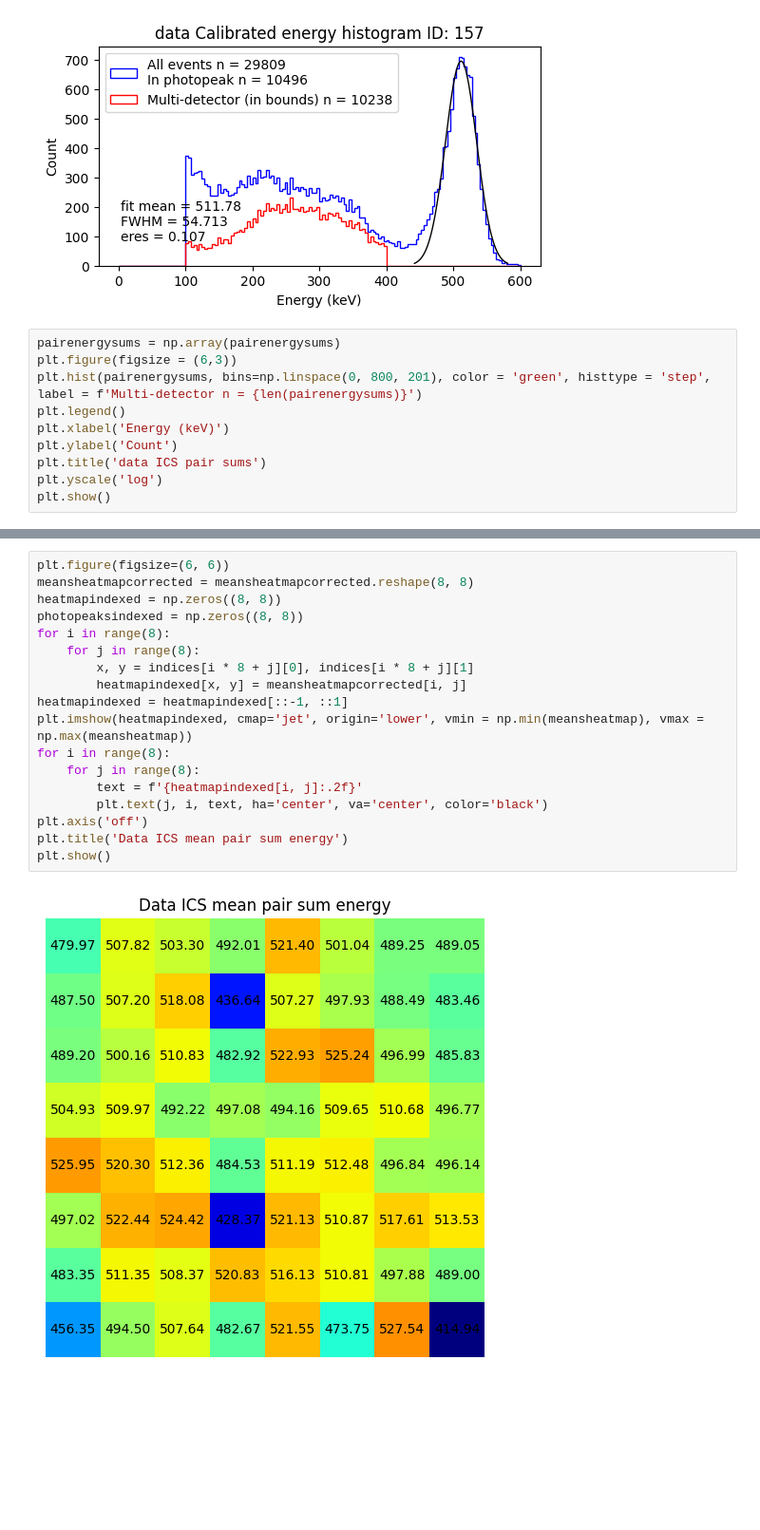
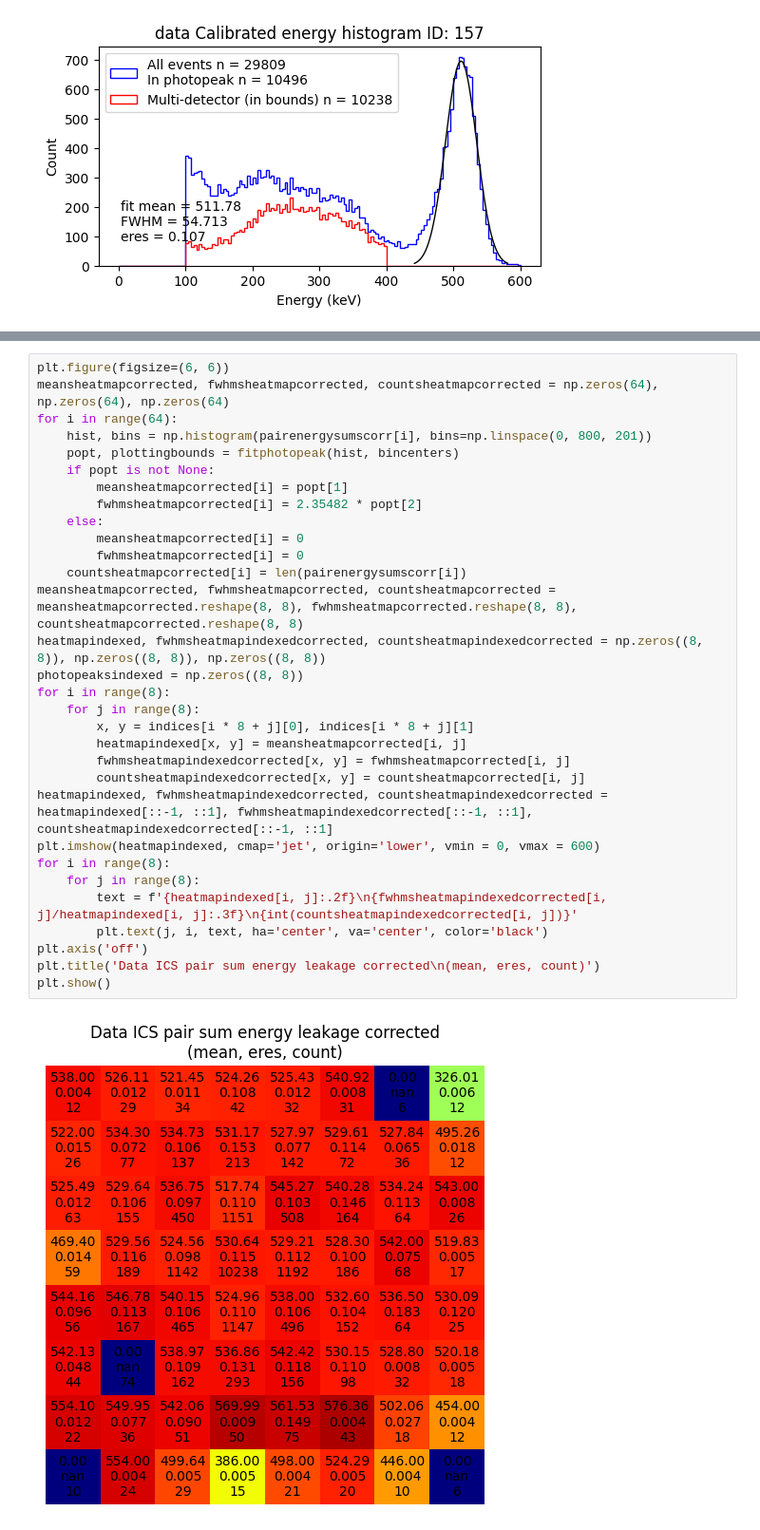
Before and after one commit to chenkale/TPPTComptonReconstruction, a Jupyter notebook: singlesanalysis.ipynb, the cells around one changed output, grey strips where cells are left out. Shown at 95% size. Saved outputs shown, nothing was run; the diff lists cells and outputs as text; blank space fills up the shorter version.

```diff
--- a/singlesanalysis.ipynb
+++ b/singlesanalysis.ipynb
@@ -498,13 +502,3 @@ plt.show()
 # %% [output]
 10496
 [figure]
-# %%
-pairenergysums = np.array(pairenergysums)
-plt.figure(figsize = (6,3))
-plt.hist(pairenergysums, bins=np.linspace(0, 800, 201), color = 'green', histtype = 'step', label = f'Multi-detector n = {len(pairenergysums)}')
-plt.legend()
-plt.xlabel('Energy (keV)')
-plt.ylabel('Count')
-plt.title('data ICS pair sums')
-plt.yscale('log')
-plt.show()
@@ -533,20 +568,33 @@ plt.show()
 # %%
 plt.figure(figsize=(6, 6))
-meansheatmapcorrected = meansheatmapcorrected.reshape(8, 8)
-heatmapindexed = np.zeros((8, 8))
+meansheatmapcorrected, fwhmsheatmapcorrected, countsheatmapcorrected = np.zeros(64), np.zeros(64), np.zeros(64)
+for i in range(64):
+    hist, bins = np.histogram(pairenergysumscorr[i], bins=np.linspace(0, 800, 201))
+    popt, plottingbounds = fitphotopeak(hist, bincenters)
+    if popt is not None:
+        meansheatmapcorrected[i] = popt[1]
+        fwhmsheatmapcorrected[i] = 2.35482 * popt[2]
+    else:
+        meansheatmapcorrected[i] = 0
+        fwhmsheatmapcorrected[i] = 0
+    countsheatmapcorrected[i] = len(pairenergysumscorr[i])
+meansheatmapcorrected, fwhmsheatmapcorrected, countsheatmapcorrected = meansheatmapcorrected.reshape(8, 8), fwhmsheatmapcorrected.reshape(8, 8), countsheatmapcorrected.reshape(8, 8)
+heatmapindexed, fwhmsheatmapindexedcorrected, countsheatmapindexedcorrected = np.zeros((8, 8)), np.zeros((8, 8)), np.zeros((8, 8))
 photopeaksindexed = np.zeros((8, 8))
 for i in range(8):
     for j in range(8):
         x, y = indices[i * 8 + j][0], indices[i * 8 + j][1]
         heatmapindexed[x, y] = meansheatmapcorrected[i, j]
-heatmapindexed = heatmapindexed[::-1, ::1]
-plt.imshow(heatmapindexed, cmap='jet', origin='lower', vmin = np.min(meansheatmap), vmax = np.max(meansheatmap))
+        fwhmsheatmapindexedcorrected[x, y] = fwhmsheatmapcorrected[i, j]
+        countsheatmapindexedcorrected[x, y] = countsheatmapcorrected[i, j]
+heatmapindexed, fwhmsheatmapindexedcorrected, countsheatmapindexedcorrected = heatmapindexed[::-1, ::1], fwhmsheatmapindexedcorrected[::-1, ::1], countsheatmapindexedcorrected[::-1, ::1]
+plt.imshow(heatmapindexed, cmap='jet', origin='lower', vmin = 0, vmax = 600)
 for i in range(8):
     for j in range(8):
-        text = f'{heatmapindexed[i, j]:.2f}'
+        text = f'{heatmapindexed[i, j]:.2f}\n{fwhmsheatmapindexedcorrected[i, j]/heatmapindexed[i, j]:.3f}\n{int(countsheatmapindexedcorrected[i, j])}'
         plt.text(j, i, text, ha='center', va='center', color='black')
 plt.axis('off')
-plt.title('Data ICS mean pair sum energy')
+plt.title('Data ICS pair sum energy leakage corrected\n(mean, eres, count)')
 plt.show()
 # %% [output]
-[figure, old version]
+[figure, new version]
```
Also changed, not shown: parts of 5 cells of this notebook, 12 other files.
